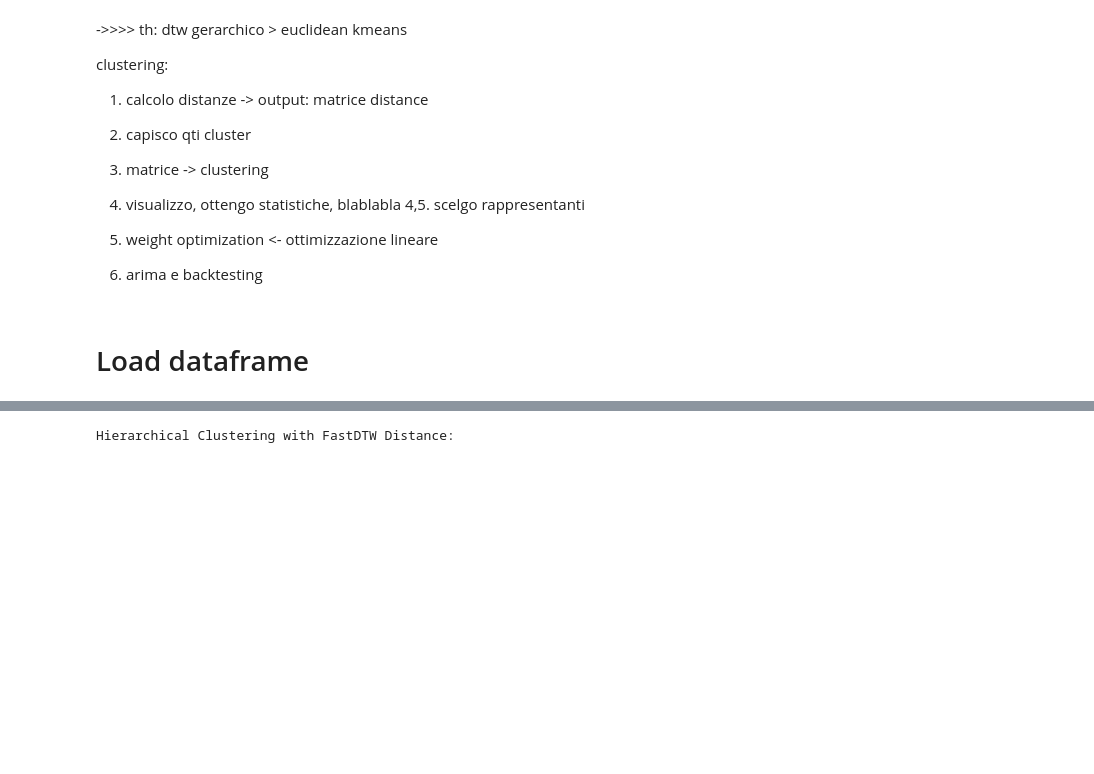
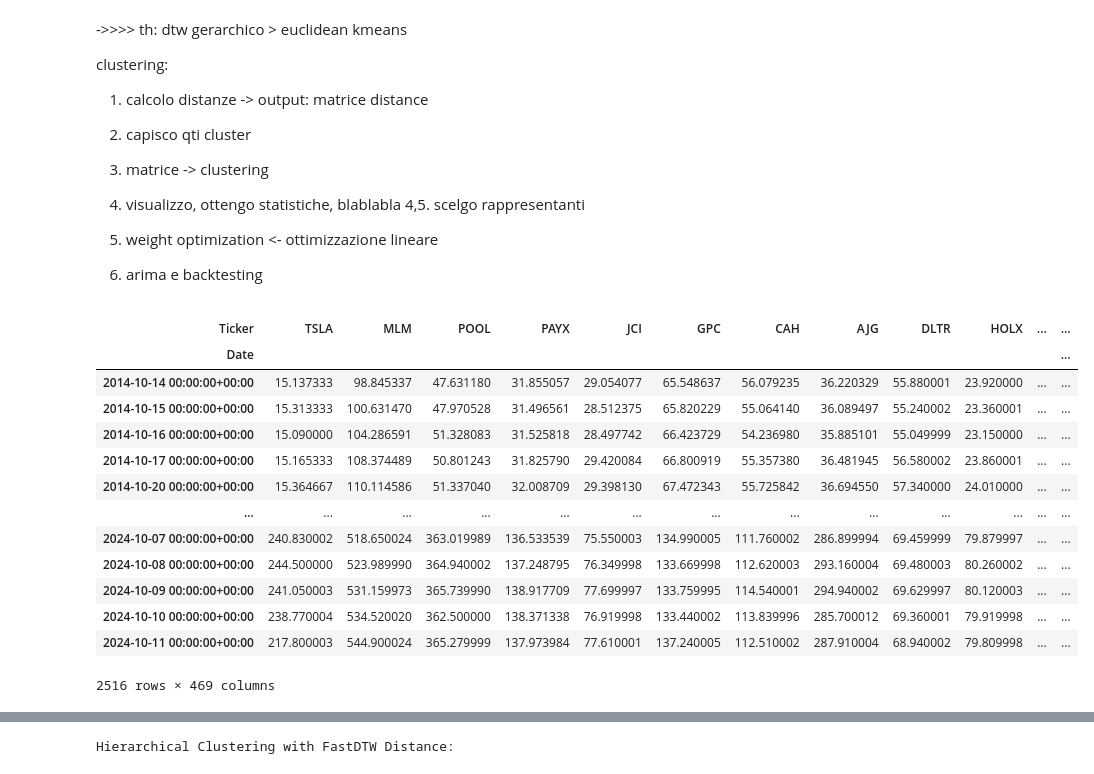
Before and after one commit to blackswan-quants/dtwclustering_sp500, a Jupyter notebook: clustering notebook (1).ipynb, the cells around one changed output, grey strips where cells are left out. Drawn from its saved outputs; the diff is of its cells as text; code cells hidden in the pictures; blank space fills up the shorter version.

```diff
--- a/clustering notebook (1).ipynb
+++ b/clustering notebook (1).ipynb
@@ -10,8 +10,6 @@ clustering:
 4,5. scelgo rappresentanti
 5. weight optimization <- ottimizzazione lineare
 6. arima e backtesting
-# %% [markdown]
-# Load dataframe
 # %%
 # Load the cleaned S&P 500 DataFrame from a pickle file
 import pandas as pd
@@ -22,5 +20,22 @@ with open('data\pickle_files\cleaned_sp500_daily.pkl', 'rb') as file:
 # Fill any missing values by forward-filling and then backward-filling
 df_sp500.fillna(method='ffill', inplace=True)  # Forward-fill for existing gaps
 df_sp500.fillna(method='bfill', inplace=True)  # Backward-fill for leading gaps
+# %%
+df_sp500
+# %% [output]
+| Ticker | TSLA | MLM | POOL | PAYX | JCI | GPC | CAH | AJG | DLTR | HOLX | ... | ... |
+| Date |  |  |  |  |  |  |  |  |  |  |  | ... |
+| 2014-10-14 00:00:00+00:00 | 15.137333 | 98.845337 | 47.631180 | 31.855057 | 29.054077 | 65.548637 | 56.079235 | 36.220329 | 55.880001 | 23.920000 | ... | ... |
+| 2014-10-15 00:00:00+00:00 | 15.313333 | 100.631470 | 47.970528 | 31.496561 | 28.512375 | 65.820229 | 55.064140 | 36.089497 | 55.240002 | 23.360001 | ... | ... |
+| 2014-10-16 00:00:00+00:00 | 15.090000 | 104.286591 | 51.328083 | 31.525818 | 28.497742 | 66.423729 | 54.236980 | 35.885101 | 55.049999 | 23.150000 | ... | ... |
+| 2014-10-17 00:00:00+00:00 | 15.165333 | 108.374489 | 50.801243 | 31.825790 | 29.420084 | 66.800919 | 55.357380 | 36.481945 | 56.580002 | 23.860001 | ... | ... |
+| 2014-10-20 00:00:00+00:00 | 15.364667 | 110.114586 | 51.337040 | 32.008709 | 29.398130 | 67.472343 | 55.725842 | 36.694550 | 57.340000 | 24.010000 | ... | ... |
+| ... | ... | ... | ... | ... | ... | ... | ... | ... | ... | ... | ... | ... |
+| 2024-10-07 00:00:00+00:00 | 240.830002 | 518.650024 | 363.019989 | 136.533539 | 75.550003 | 134.990005 | 111.760002 | 286.899994 | 69.459999 | 79.879997 | ... | ... |
+| 2024-10-08 00:00:00+00:00 | 244.500000 | 523.989990 | 364.940002 | 137.248795 | 76.349998 | 133.669998 | 112.620003 | 293.160004 | 69.480003 | 80.260002 | ... | ... |
+| 2024-10-09 00:00:00+00:00 | 241.050003 | 531.159973 | 365.739990 | 138.917709 | 77.699997 | 133.759995 | 114.540001 | 294.940002 | 69.629997 | 80.120003 | ... | ... |
+| 2024-10-10 00:00:00+00:00 | 238.770004 | 534.520020 | 362.500000 | 138.371338 | 76.919998 | 133.440002 | 113.839996 | 285.700012 | 69.360001 | 79.919998 | ... | ... |
+| 2024-10-11 00:00:00+00:00 | 217.800003 | 544.900024 | 365.279999 | 137.973984 | 77.610001 | 137.240005 | 112.510002 | 287.910004 | 68.940002 | 79.809998 | ... | ... |
+2516 rows × 469 columns
 # %%
 # Take the first 10 timestamps from df_sp500
```
Also changed, not shown: parts of 36 cells of this notebook.
